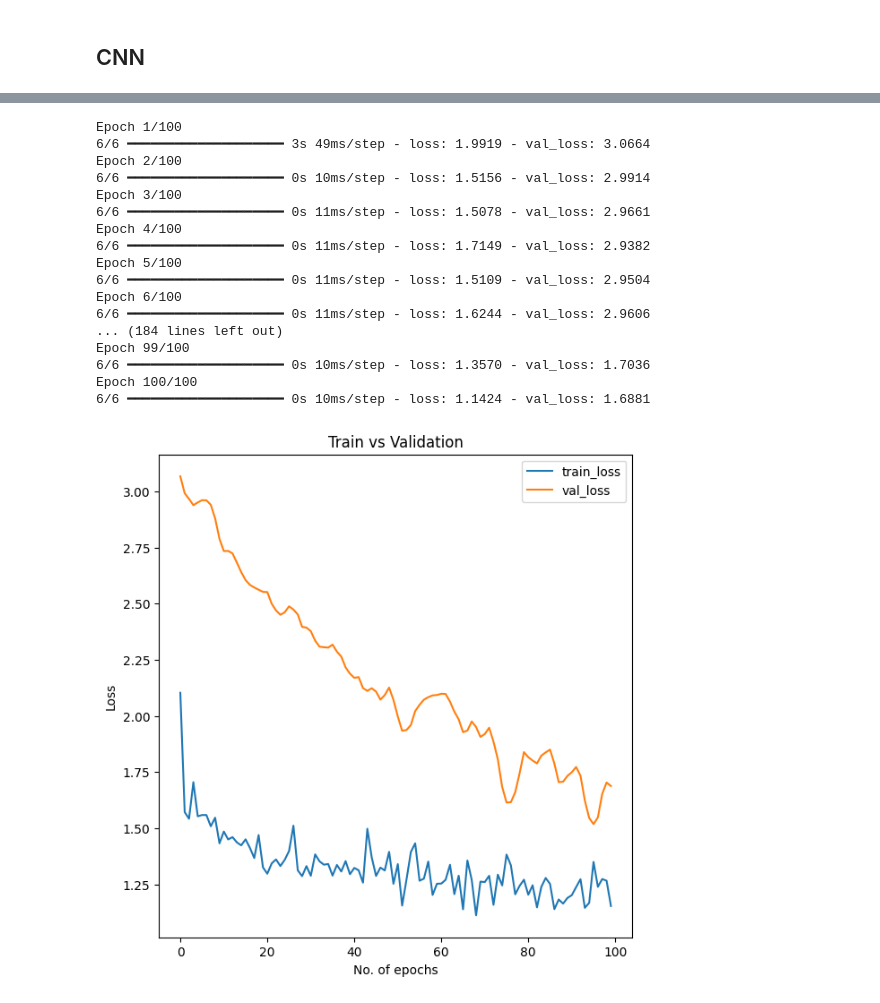
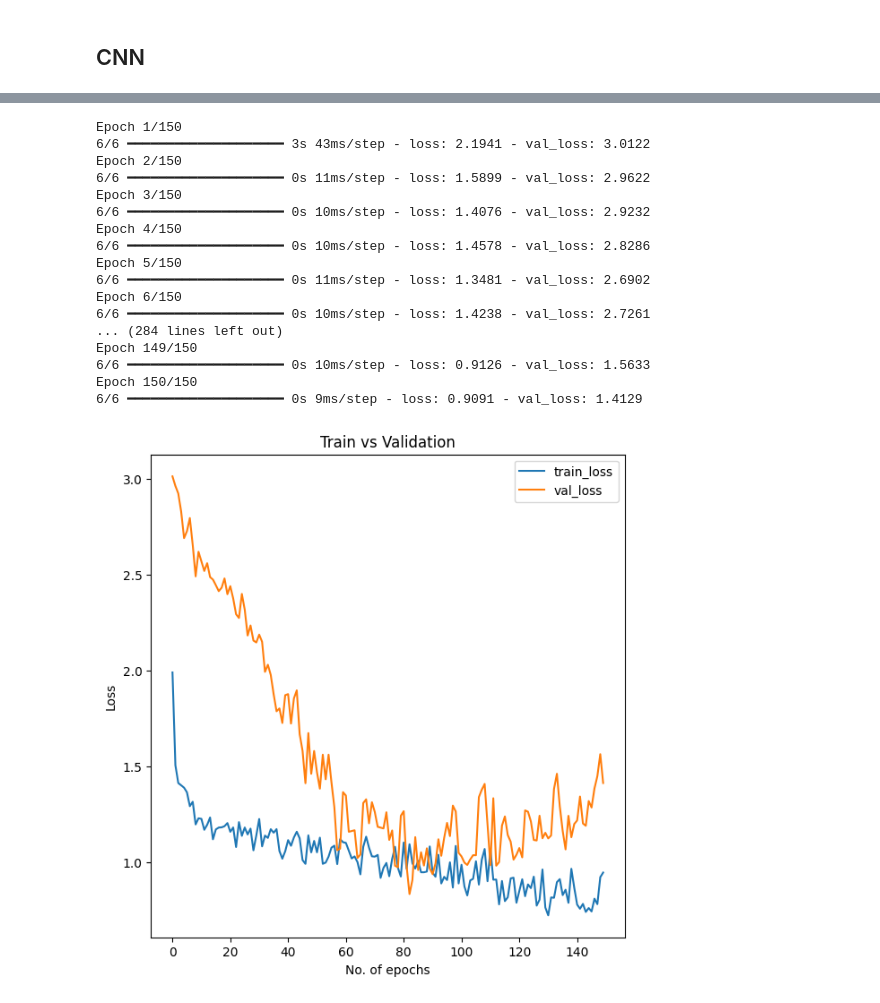
Before and after one commit to Ashish-Sasna/CMT-GSC-AI, a Jupyter notebook: Ramagiri/Ramagiri-Concentration prediction_DL-arsenic.ipynb, the cells around one changed output, grey strips where cells are left out. Drawn from its saved outputs; the diff is of its cells as text; code cells hidden in the pictures.

```diff
--- a/Ramagiri/Ramagiri-Concentration prediction_DL-arsenic.ipynb
+++ b/Ramagiri/Ramagiri-Concentration prediction_DL-arsenic.ipynb
@@ -331,22 +331,22 @@ def cnn_model(n_features, learning_rate):
     model.add(util.Conv1D(32, kernel_size=3, padding='same', input_shape=(n_features, 1), activation='relu'))
     model.add(util.BatchNormalization())
     model.add(util.MaxPool1D())
-    model.add(util.Dropout(0.5))
+    model.add(util.Dropout(0.3))
 
     model.add(util.Conv1D(64, kernel_size=3, padding='same', input_shape=(n_features, 1), activation='relu'))
     model.add(util.BatchNormalization())
     model.add(util.MaxPool1D())
-    model.add(util.Dropout(0.4))
+    model.add(util.Dropout(0.3))
 
     model.add(util.Conv1D(128, kernel_size=3, padding='same', input_shape=(n_features, 1), activation='relu'))
     model.add(util.BatchNormalization())
     model.add(util.MaxPool1D())
     model.add(util.Dropout(0.3))
 
-    # model.add(util.Conv1D(256, kernel_size=3, padding='same', input_shape=(n_features, 1), activation='relu'))
-    # model.add(util.BatchNormalization())
+    model.add(util.Conv1D(256, kernel_size=3, padding='same', input_shape=(n_features, 1), activation='relu'))
+    model.add(util.BatchNormalization())
     # model.add(util.MaxPool1D())
-    model.add(util.Dropout(0.2))
+    # model.add(util.Dropout(0.3))
 
     # model.add(util.Dropout(0.4))
     model.add(util.Dense(32, activation='relu'))
@@ -354,7 +354,8 @@ def cnn_model(n_features, learning_rate):
     model.add(util.Dense(64, activation='relu'))
     # model.add(util.Dropout(0.3))
     model.add(util.Dense(128, activation='relu'))
-    # model.add(util.Dense(256, activation='relu'))
+    model.add(util.Dense(256, activation='relu'))
+    model.add(util.Dense(64, activation='relu'))
     # model.add(util.Dropout(0.3))
     model.add(util.Dense(1))
 
@@ -363,7 +364,7 @@ def cnn_model(n_features, learning_rate):
 
     return model
 # %%
-lr = 0.0005
+lr = 0.001
 
 lr_schdlr = util.ExponentialDecay(initial_learning_rate=lr,
                                   decay_steps=100,
@@ -397,29 +398,29 @@ Model: "sequential_97"
 # %%
 fs_cnnmodel = model.fit(X_train, y_train,
-                     epochs=100, batch_size=32,
+                     epochs=150, batch_size=32,
                      validation_data=(X_val, y_val))
 # %% [output]
-Epoch 1/100
-6/6 ━━━━━━━━━━━━━━━━━━━━ 3s 49ms/step - loss: 1.9919 - val_loss: 3.0664
-Epoch 2/100
-6/6 ━━━━━━━━━━━━━━━━━━━━ 0s 10ms/step - loss: 1.5156 - val_loss: 2.9914
-Epoch 3/100
-6/6 ━━━━━━━━━━━━━━━━━━━━ 0s 11ms/step - loss: 1.5078 - val_loss: 2.9661
-Epoch 4/100
-6/6 ━━━━━━━━━━━━━━━━━━━━ 0s 11ms/step - loss: 1.7149 - val_loss: 2.9382
-Epoch 5/100
-6/6 ━━━━━━━━━━━━━━━━━━━━ 0s 11ms/step - loss: 1.5109 - val_loss: 2.9504
-Epoch 6/100
-6/6 ━━━━━━━━━━━━━━━━━━━━ 0s 11ms/step - loss: 1.6244 - val_loss: 2.9606
-... (184 lines left out)
-Epoch 99/100
-6/6 ━━━━━━━━━━━━━━━━━━━━ 0s 10ms/step - loss: 1.3570 - val_loss: 1.7036
-Epoch 100/100
-6/6 ━━━━━━━━━━━━━━━━━━━━ 0s 10ms/step - loss: 1.1424 - val_loss: 1.6881
+Epoch 1/150
+6/6 ━━━━━━━━━━━━━━━━━━━━ 3s 43ms/step - loss: 2.1941 - val_loss: 3.0122
+Epoch 2/150
+6/6 ━━━━━━━━━━━━━━━━━━━━ 0s 11ms/step - loss: 1.5899 - val_loss: 2.9622
+Epoch 3/150
+6/6 ━━━━━━━━━━━━━━━━━━━━ 0s 10ms/step - loss: 1.4076 - val_loss: 2.9232
+Epoch 4/150
+6/6 ━━━━━━━━━━━━━━━━━━━━ 0s 10ms/step - loss: 1.4578 - val_loss: 2.8286
+Epoch 5/150
+6/6 ━━━━━━━━━━━━━━━━━━━━ 0s 11ms/step - loss: 1.3481 - val_loss: 2.6902
+Epoch 6/150
+6/6 ━━━━━━━━━━━━━━━━━━━━ 0s 10ms/step - loss: 1.4238 - val_loss: 2.7261
+... (284 lines left out)
+Epoch 149/150
+6/6 ━━━━━━━━━━━━━━━━━━━━ 0s 10ms/step - loss: 0.9126 - val_loss: 1.5633
+Epoch 150/150
+6/6 ━━━━━━━━━━━━━━━━━━━━ 0s 9ms/step - loss: 0.9091 - val_loss: 1.4129
 # %%
-util.metrics_graph(fs_cnnmodel, 100)
+util.metrics_graph(fs_cnnmodel, 150)
 # %% [output]
-[figure, old version]
+[figure, new version]
 # %%
 ## Save the model
 model.save(curr_dir + '/Models/Ramagiri/CNNModel_as_.keras')
```
Also changed, not shown: parts of 1 cell of this notebook, 3 other files.
